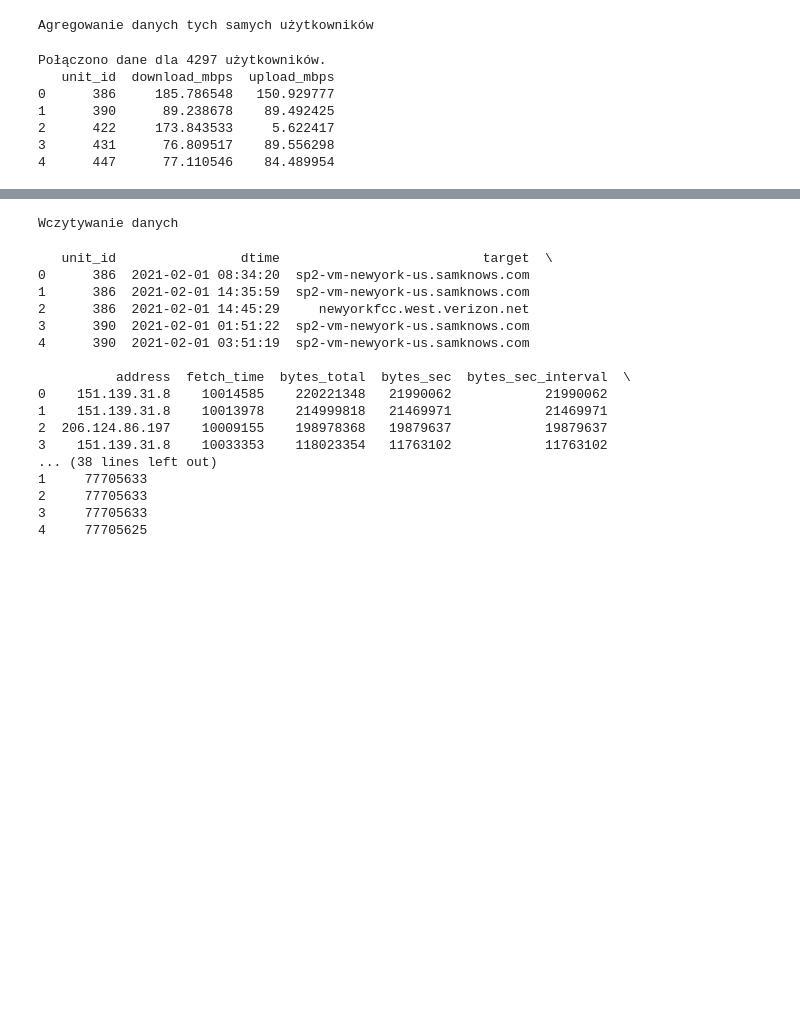
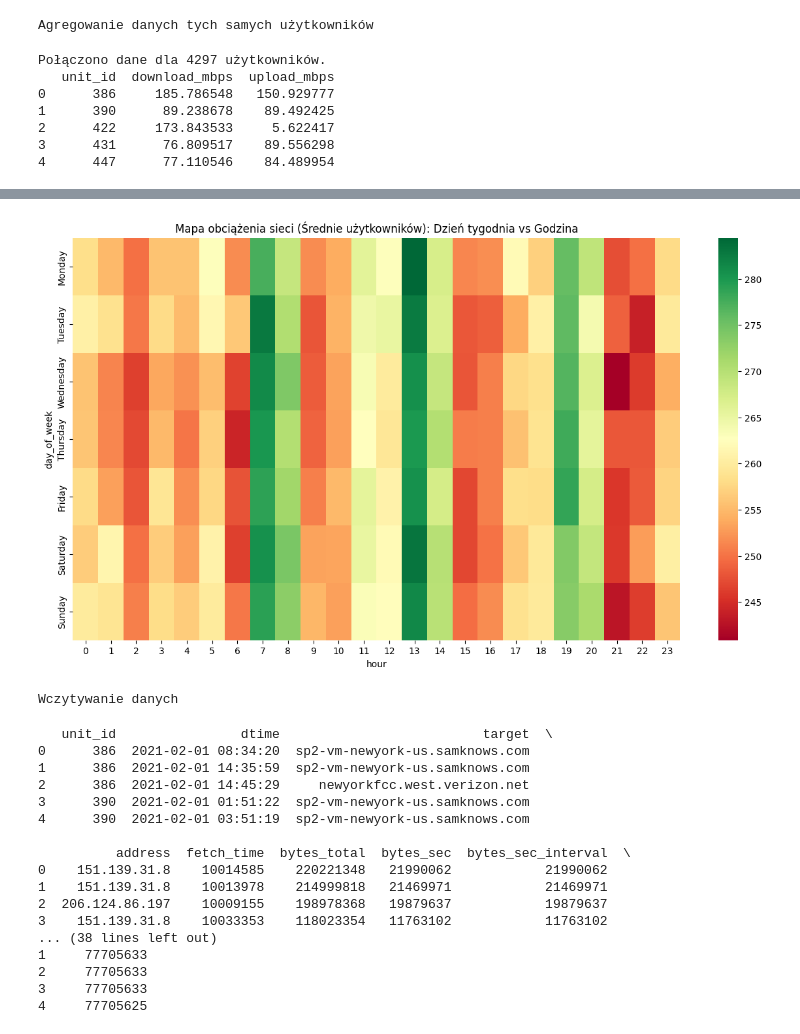
Before and after one commit to MK396/PAMSI, a Jupyter notebook: Projekt1.ipynb, the cells around one changed output, grey strips where cells are left out. Saved outputs shown, nothing was run; the diff lists cells and outputs as text; code cells hidden in the pictures; blank space fills up the shorter version.

```diff
--- a/Projekt1.ipynb
+++ b/Projekt1.ipynb
@@ -83,3 +144,21 @@ Wykres zależności został zapisany.
+# %%
+# Przygotowanie danych zagregowanych pod heatmapę
+df_pivot_user = df_dl_2023.groupby(['unit_id', 'day_of_week', 'hour'])['download_mbps'].mean().reset_index()
+
+pivot_table = df_pivot_user.pivot_table(values='download_mbps',
+                                     index='day_of_week',
+                                     columns='hour',
+                                     aggfunc='mean')
+
+# Porządkujemy dni tygodnia
+pivot_table = pivot_table.reindex(['Monday', 'Tuesday', 'Wednesday', 'Thursday', 'Friday', 'Saturday', 'Sunday'])
+
+plt.figure(figsize=(15, 8))
+sns.heatmap(pivot_table, annot=False, cmap='RdYlGn')
+plt.title('Mapa obciążenia sieci (Średnie użytkowników): Dzień tygodnia vs Godzina')
+plt.show()
+# %% [output]
+[figure, added]
 # %%
 # DANE 2021
 # %%
```
Also changed, not shown: parts of 16 cells of this notebook, 2 other files.
